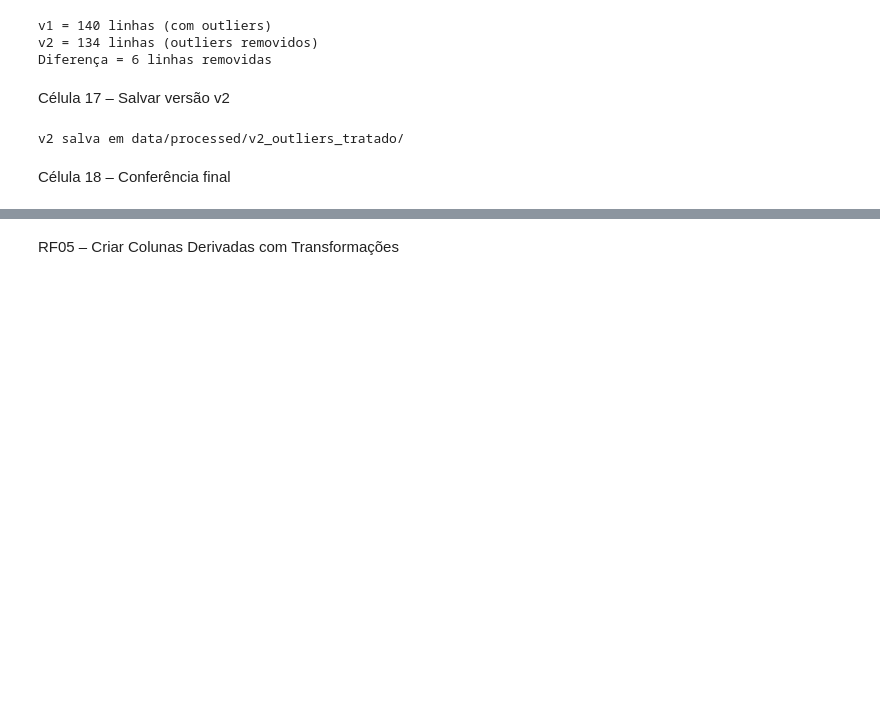
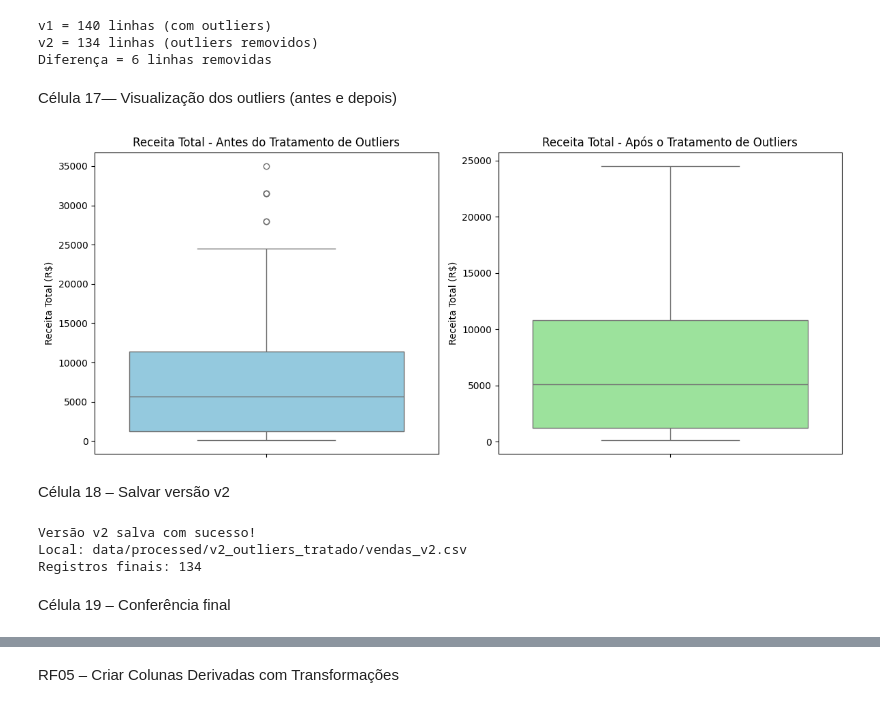
Before and after one commit to ananda-pires/mini-projeto-sctect-dataview-acsp, a Jupyter notebook: 01_analise_exploratoria_vendas.ipynb.ipynb, the cells around one changed output, grey strips where cells are left out. Saved outputs shown, nothing was run; the diff lists cells and outputs as text; code cells hidden in the pictures; blank space fills up the shorter version.

```diff
--- a/01_analise_exploratoria_vendas.ipynb.ipynb
+++ b/01_analise_exploratoria_vendas.ipynb.ipynb
@@ -308,14 +330,18 @@ v2 = dados limpos + outliers tratados
 Célula 12 - Função para detectar e tratar outliers
 # %%
 def tratar_outliers(df, colunas, fator=1.5, metodo="remover"):
+
     """
-    Trata outliers usando IQR.
+    Detecta e trata outliers utilizando o método do Intervalo Interquartil (IQR).
 
-    metodo:
-        - remover
-        - limitar (winsorização)
+    Parâmetros:
+    - df: DataFrame de entrada.
+    - colunas: lista de colunas numéricas.
+    - fator: multiplicador do IQR (padrão = 1.5).
+    - metodo:
+       - "remover": exclui os registros considerados outliers.
+        - "limitar": aplica winsorização, limitando os valores aos limites calculados.
     """
-
     df = df.copy()
 
     for col in colunas:
@@ -352,4 +378,5 @@ def tratar_outliers(df, colunas, fator=1.5, metodo="remover"):
                 upper=lim_sup
             )
 
+
     return df
@@ -407,8 +432,48 @@ print(f"Diferença = {len(df_v1) - len(df_v2)} linhas removidas")
 v1 = 140 linhas (com outliers)
 v2 = 134 linhas (outliers removidos)
 Diferença = 6 linhas removidas
+# %% [markdown]
+Célula 17— Visualização dos outliers (antes e depois)
+# %%
+import matplotlib.pyplot as plt
+import seaborn as sns
+
+# Criar figura
+fig, axes = plt.subplots(1, 2, figsize=(12, 5))
+
+# Antes do tratamento
+sns.boxplot(
+    y=df_v1_tmp["receita_total"],
+    ax=axes[0],
+    color="skyblue"
+)
+axes[0].set_title("Receita Total - Antes do Tratamento de Outliers")
+axes[0].set_ylabel("Receita Total (R$)")
+
+# Depois do tratamento
+sns.boxplot(
+    y=df_v2["receita_total"],
+    ax=axes[1],
+    color="lightgreen"
+)
+axes[1].set_title("Receita Total - Após o Tratamento de Outliers")
+axes[1].set_ylabel("Receita Total (R$)")
+
+plt.tight_layout()
+
+# Salvar gráfico
+os.makedirs("outputs/graficos", exist_ok=True)
+plt.savefig(
+    "outputs/graficos/boxplot_receita_outliers.png",
+    dpi=300,
+    bbox_inches="tight"
+)
+
+plt.show()
+# %% [output]
+[figure, added]
 # %% [markdown]
-Célula 17 – Salvar versão v2
+Célula 18 – Salvar versão v2
 # %%
 os.makedirs(
     "data/processed/v2_outliers_tratado",
@@ -420,9 +485,13 @@ df_v2.to_csv(
     index=False
 )
 
-print("\nv2 salva em data/processed/v2_outliers_tratado/")
+print("Versão v2 salva com sucesso!")
+print("Local: data/processed/v2_outliers_tratado/vendas_v2.csv")
+print(f"Registros finais: {len(df_v2)}")
 # %% [output]
-v2 salva em data/processed/v2_outliers_tratado/
+Versão v2 salva com sucesso!
+Local: data/processed/v2_outliers_tratado/vendas_v2.csv
+Registros finais: 134
 # %% [markdown]
-Célula 18 – Conferência final
+Célula 19 – Conferência final
 # %%
```
Also changed, not shown: parts of 30 cells of this notebook, 2 other files.
